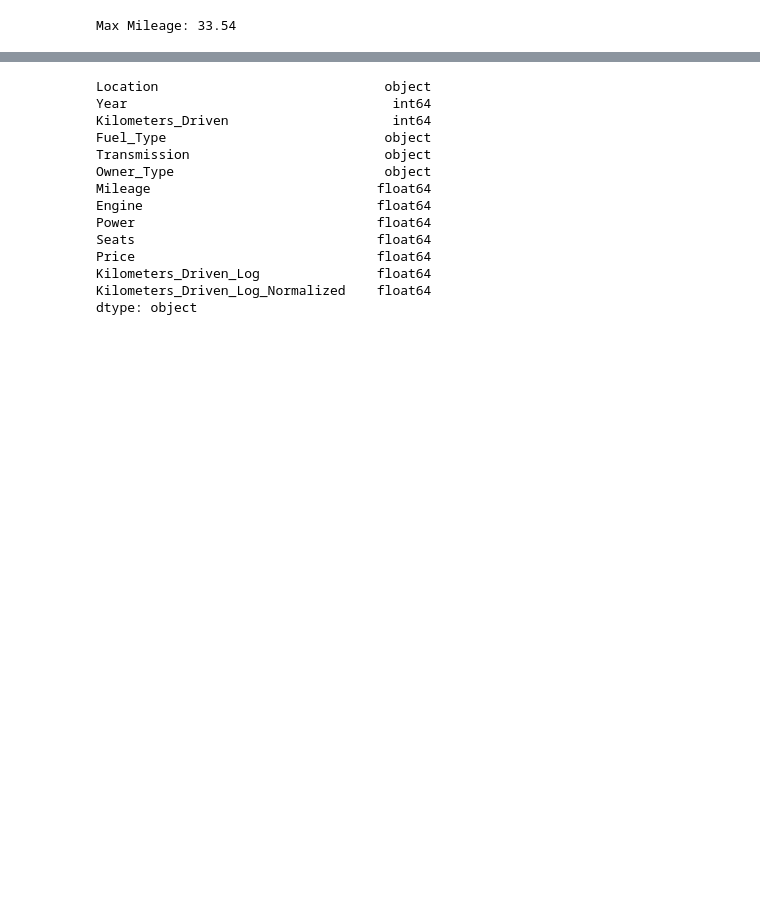
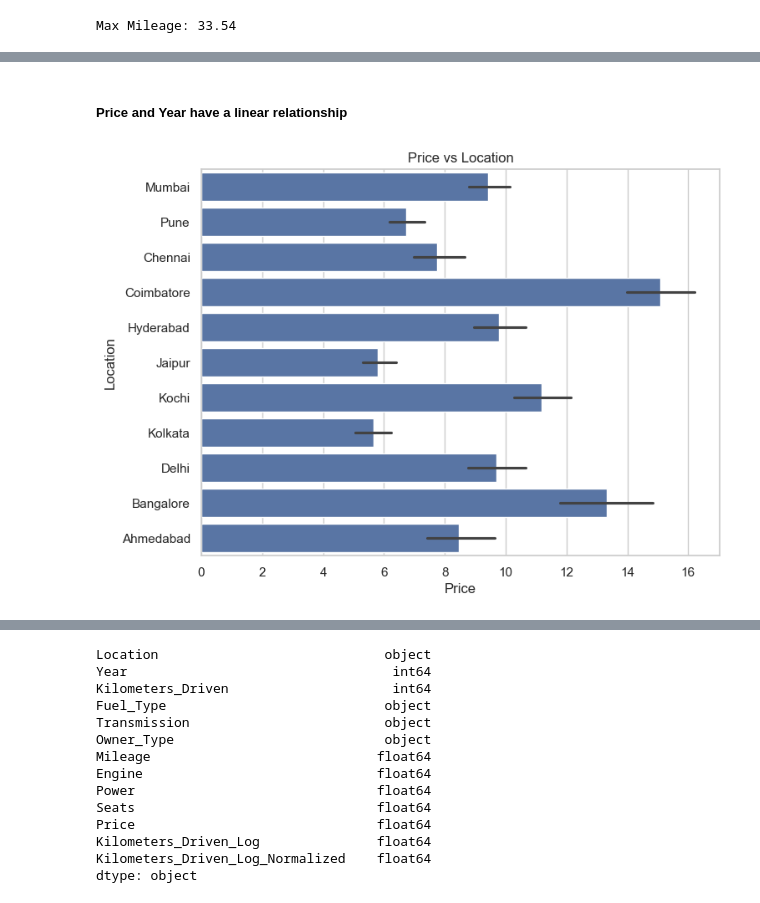
Before and after one commit to saharshthapa/Goacademy_hackathon, a Jupyter notebook: car_price_prediction.ipynb, the cells around one changed output, grey strips where cells are left out. Drawn from its saved outputs; the diff is of its cells as text; code cells hidden in the pictures; blank space fills up the shorter version.

```diff
--- a/car_price_prediction.ipynb
+++ b/car_price_prediction.ipynb
@@ -209,0 +250,6 @@ Max Mileage: 33.54
+# %% [markdown]
+##### Price and Year have a linear relationship
+# %%
+bar_price('Location')
+# %% [output]
+[figure, added]
```
Also changed, not shown: parts of 25 cells of this notebook.
